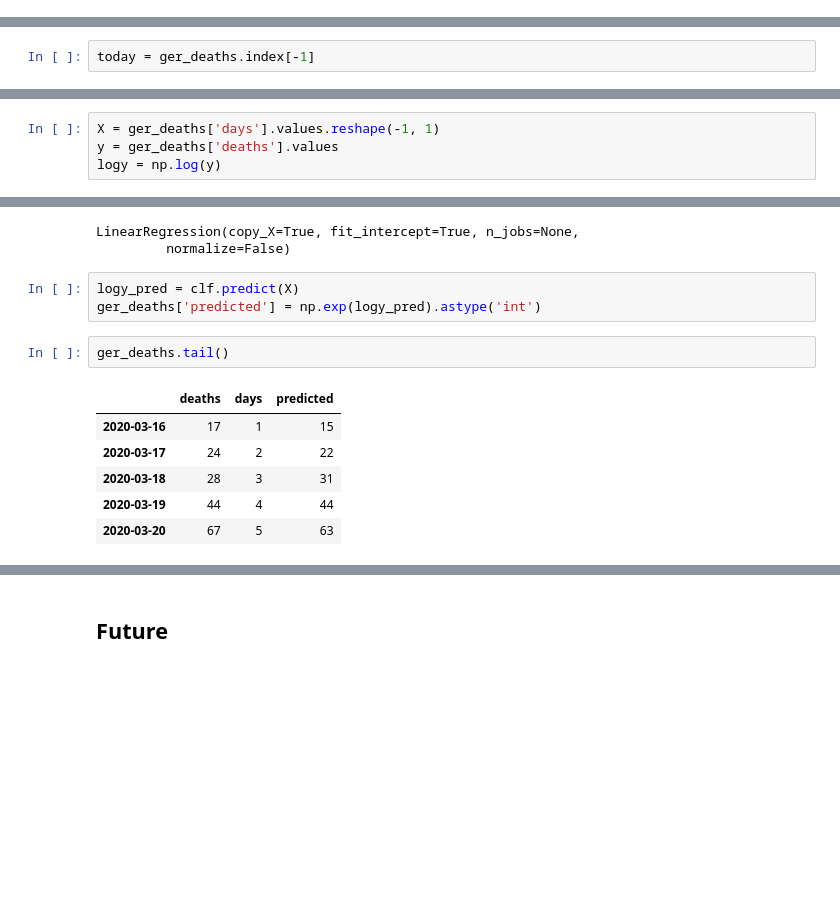
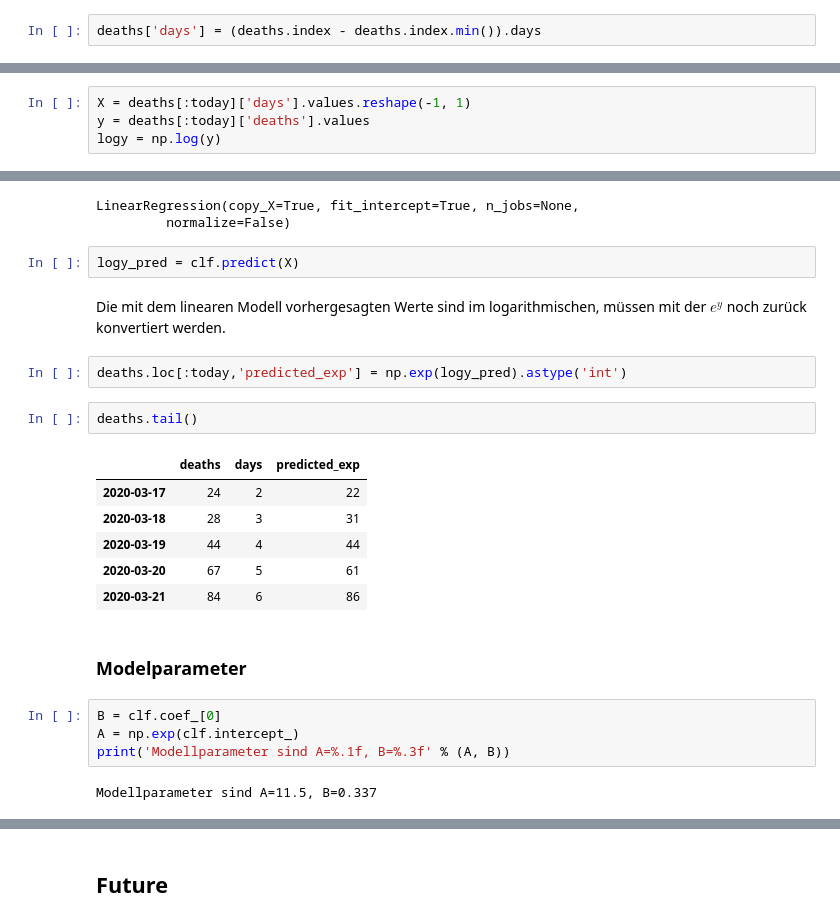
Before and after one commit to balzer82/covid-germany-predictor, a Jupyter notebook: predict-death.ipynb, the cells around one changed output, grey strips where cells are left out. Saved outputs shown, nothing was run; the diff lists cells and outputs as text; blank space fills up the shorter version.

```diff
--- a/predict-death.ipynb
+++ b/predict-death.ipynb
@@ -23,3 +61,5 @@ deaths = pd.read_csv(url)
+# %%
+deaths['days'] = (deaths.index - deaths.index.min()).days
 # %%
 deaths.head()
 # %% [output]
@@ -46,2 +71,0 @@ ger_deaths = ger_deaths[ger_deaths.deaths >= 10]
-# %%
-today = ger_deaths.index[-1]
@@ -65,7 +93,7 @@ from sklearn.linear_model import LinearRegression
 import numpy as np
 # %%
-X = ger_deaths['days'].values.reshape(-1, 1)
-y = ger_deaths['deaths'].values
+X = deaths[:today]['days'].values.reshape(-1, 1)
+y = deaths[:today]['deaths'].values
 logy = np.log(y)
 # %% [markdown]
 ### Train
@@ -77,13 +105,24 @@ LinearRegression(copy_X=True, fit_intercept=True, n_jobs=None,
          normalize=False)
 # %%
 logy_pred = clf.predict(X)
-ger_deaths['predicted'] = np.exp(logy_pred).astype('int')
+# %% [markdown]
+Die mit dem linearen Modell vorhergesagten Werte sind im logarithmischen, müssen mit der $e^y$ noch zurück konvertiert werden.
+# %%
+deaths.loc[:today,'predicted_exp'] = np.exp(logy_pred).astype('int')
 # %%
-ger_deaths.tail()
+deaths.tail()
 # %% [output]
-|  | deaths | days | predicted |
-| 2020-03-16 | 17 | 1 | 15 |
+|  | deaths | days | predicted_exp |
 | 2020-03-17 | 24 | 2 | 22 |
 | 2020-03-18 | 28 | 3 | 31 |
 | 2020-03-19 | 44 | 4 | 44 |
-| 2020-03-20 | 67 | 5 | 63 |
+| 2020-03-20 | 67 | 5 | 61 |
+| 2020-03-21 | 84 | 6 | 86 |
+# %% [markdown]
+### Modelparameter
+# %%
+B = clf.coef_[0]
+A = np.exp(clf.intercept_)
+print('Modellparameter sind A=%.1f, B=%.3f' % (A, B))
+# %% [output]
+Modellparameter sind A=11.5, B=0.337
```
Also changed, not shown: parts of 53 cells of this notebook, 10 other files.
